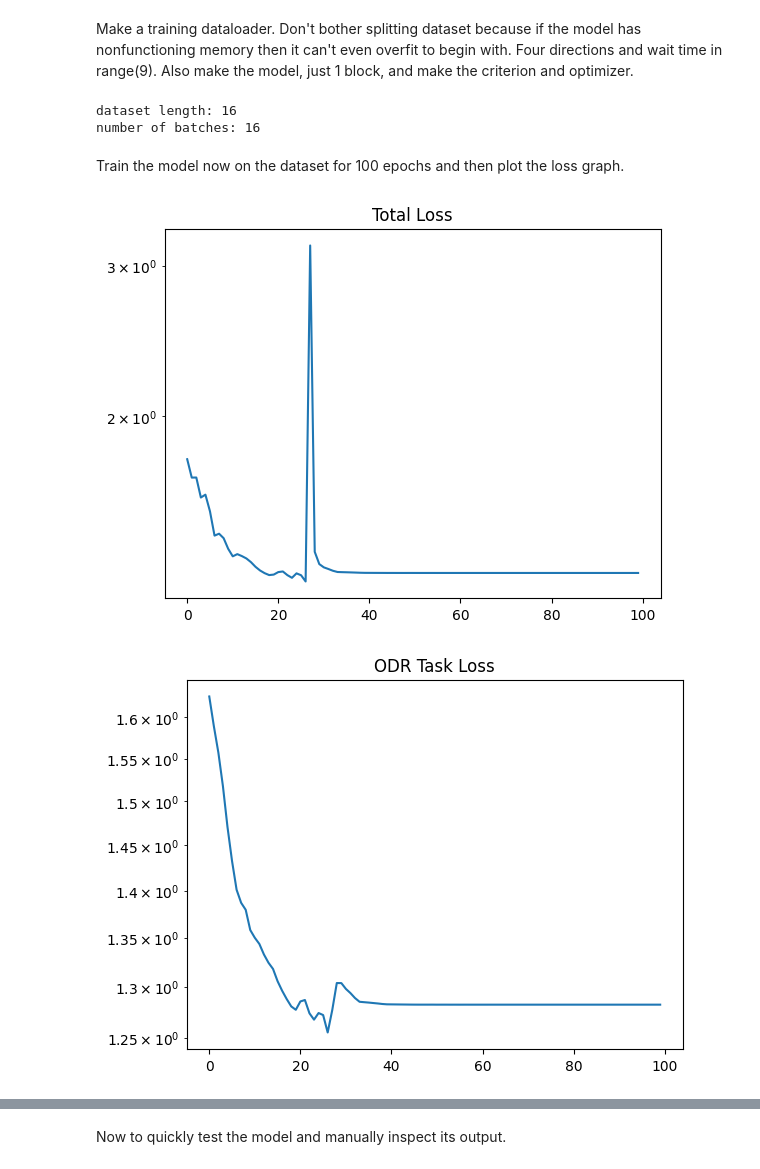
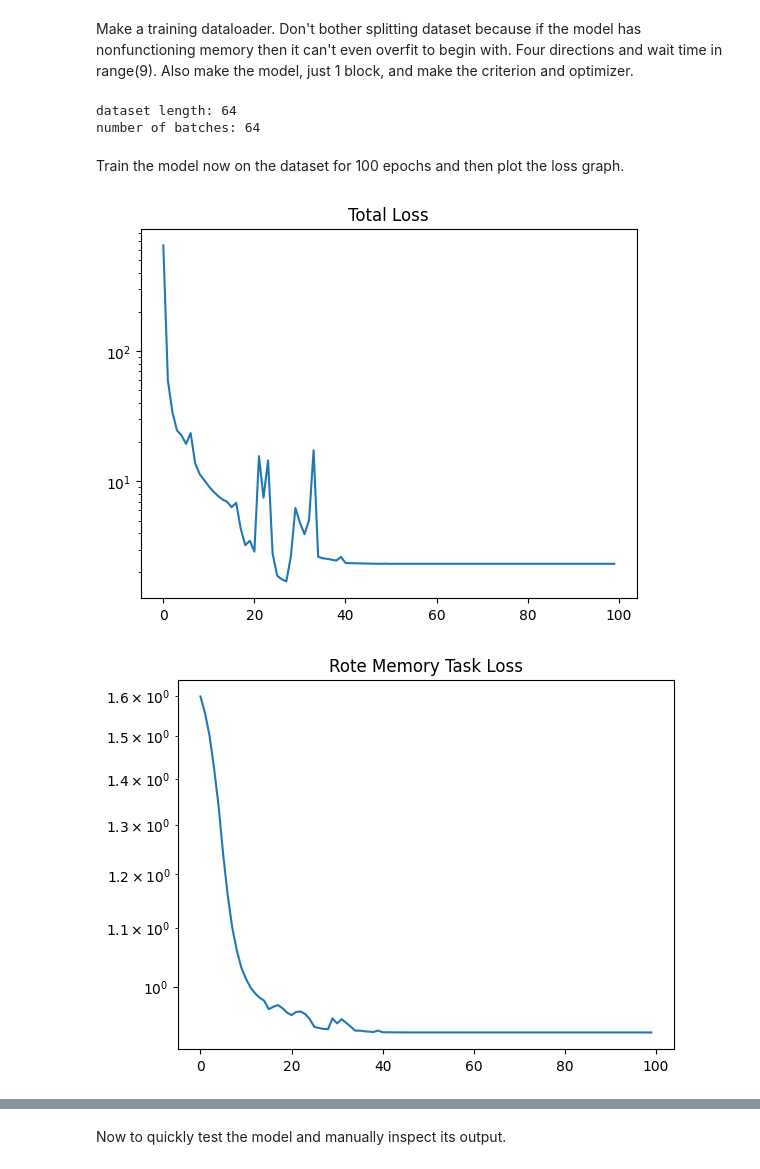
Before and after one commit to IanPTan/MoPeA, a Jupyter notebook: src/rote_test.ipynb, the cells around one changed output, grey strips where cells are left out. Cells and saved outputs as stored; diff of their text form; code cells hidden in the pictures.

Commit message:
rote memorization is working now

```diff
--- a/src/rote_test.ipynb
+++ b/src/rote_test.ipynb
@@ -108,26 +77,26 @@ tensor([[4, 4, 4, 4, 4, 3, 3, 3, 3]])
 Make a training dataloader. Don't bother splitting dataset because if the model has nonfunctioning memory then it can't even overfit to begin with. Four directions and wait time in range(9). Also make the model, just 1 block, and make the criterion and optimizer.
 # %%
 DIRECTIONS = 4
-SEQ_LEN = 2
+SEQ_LEN = 3
 
 
 
 #dataset = ODRDataset(DIRECTIONS, 10, 20)
 dataset = RoteDataset(DIRECTIONS, SEQ_LEN)
 dataloader = DataLoader(dataset, batch_size=1, shuffle=True)
-model = mm.MoPeAModel(DIRECTIONS + 1, DIRECTIONS * 4, DIRECTIONS + 1, DIRECTIONS, depth=1)
+model = mm.MoPeAModel(DIRECTIONS + 1, DIRECTIONS * SEQ_LEN * 2, DIRECTIONS + 1, DIRECTIONS, depth=1)
 
 raw_criterion = nn.CrossEntropyLoss(reduction="none")
 def criterion(outputs, labels):
     blank_label = labels.max()
-    #mask = (labels != blank_label) + 1e-3
+    mask = (labels != blank_label) + 1e-3
 
     outputs = outputs.view(-1, outputs.shape[-1])
     labels = labels.view(-1)
-    #mask = mask.view(-1)
+    mask = mask.view(-1)
     raw_loss = raw_criterion(outputs, labels)
-    #loss = pt.sum(raw_loss * mask) / pt.sum(mask)
-    loss = raw_loss.mean()
+    loss = pt.sum(raw_loss * mask) / pt.sum(mask)
+    #loss = raw_loss.mean()
 
     return loss
 
@@ -141,65 +110,65 @@ scheduler = optim.lr_scheduler.ReduceLROnPlateau(
 
 print(f"dataset length: {len(dataset)}\nnumber of batches: {len(dataloader)}")
 # %% [output]
-dataset length: 16
-number of batches: 16
+dataset length: 64
+number of batches: 64
 # %% [markdown]
 Train the model now on the dataset for 100 epochs and then plot the loss graph.
 # %%
 model.train()
 losses = []
-odr_losses = []
+rote_losses = []
 mem_losses = []
 pbar = tqdm(range(100))
 for epoch in pbar:
     total_loss = 0
-    total_odr_loss = 0
+    total_rote_loss = 0
     total_mem_loss = 0
     for x, labels in dataloader:
         optimizer.zero_grad()
 
         outputs, _, _, _, mem_loss, _, _, _ = model(x)
 
-        odr_loss = criterion(outputs, labels)
-        loss = odr_loss + mem_loss
+        rote_loss = criterion(outputs, labels)
+        loss = rote_loss + mem_loss
         #print(loss)
 
         loss.backward()
         optimizer.step()
 
         total_loss += loss.item()
-        total_odr_loss += odr_loss.item()
+        total_rote_loss += rote_loss.item()
         total_mem_loss += mem_loss.item()
 
     avg_loss = total_loss / len(dataloader)
-    avg_odr_loss = total_odr_loss / len(dataloader)
+    avg_rote_loss = total_rote_loss / len(dataloader)
     avg_mem_loss = total_mem_loss / len(dataloader)
     losses.append(avg_loss)
-    odr_losses.append(avg_odr_loss)
+    rote_losses.append(avg_rote_loss)
     mem_losses.append(avg_mem_loss)
     current_lr = optimizer.param_groups[0]['lr']
-    pbar.set_postfix(L=f"{avg_loss:.4f}", TL=f"{avg_odr_loss:.4f}", ML=f"{avg_mem_loss:.4f}", lr=current_lr)
+    pbar.set_postfix(L=f"{avg_loss:.4f}", TL=f"{avg_rote_loss:.4f}", ML=f"{avg_mem_loss:.4f}", lr=current_lr)
 
     scheduler.step(avg_loss)
 
 pt.save(model.state_dict(), 'backup.pth')
 model.eval()
 print()
 
 plt.plot(losses)
 plt.title("Total Loss")
 plt.yscale("log")
 plt.show()
 
-plt.plot(odr_losses)
-plt.title("ODR Task Loss")
+plt.plot(rote_losses)
+plt.title("Rote Memory Task Loss")
 plt.yscale("log")
 plt.show()
 
 plt.plot(mem_losses)
 plt.title("Memory Loss")
 plt.yscale("log")
 plt.show()
 # %% [output]
-[figure, old version]
+[figure, new version]
-[figure, old version]
+[figure, new version]
```
Also changed, not shown: parts of 6 cells of this notebook, 4 other files.
